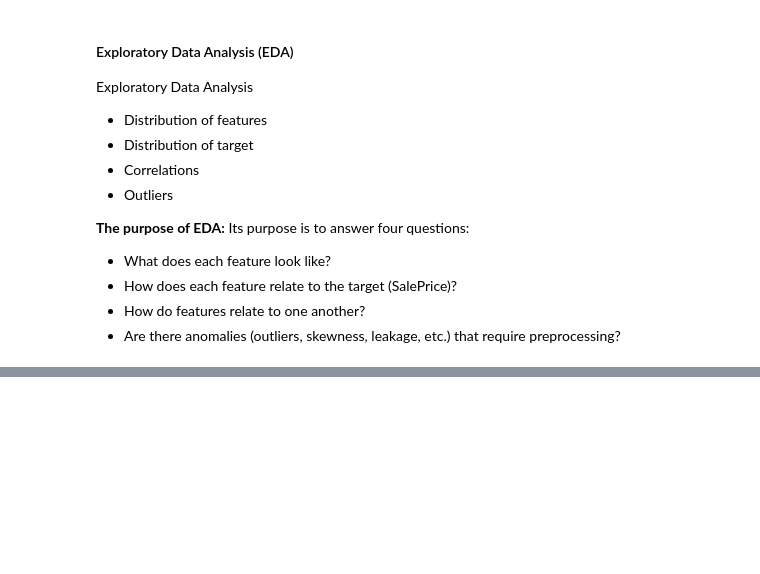
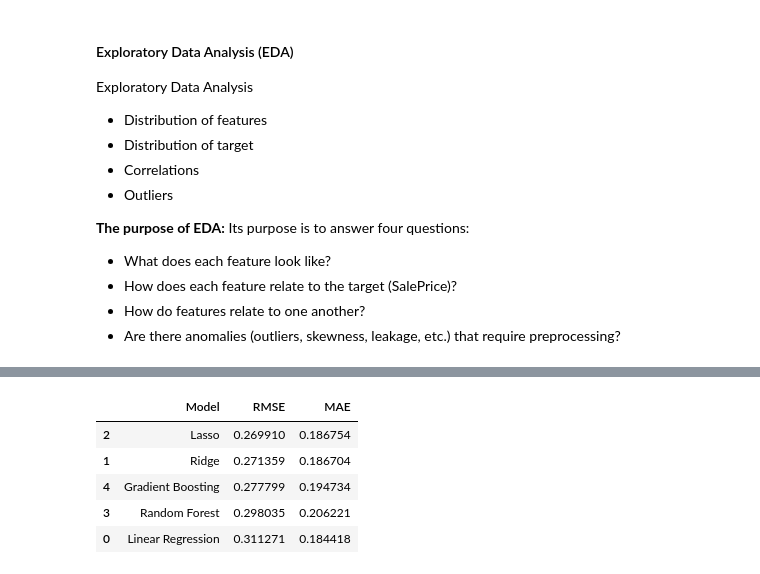
Before and after one commit to ifaixal/Housing_Price_Prediction, a Jupyter notebook: Python.ipynb, the cells around one changed output, grey strips where cells are left out. Drawn from its saved outputs; the diff is of its cells as text; code cells hidden in the pictures; blank space fills up the shorter version.

```diff
--- a/Python.ipynb
+++ b/Python.ipynb
@@ -179,0 +370,45 @@ plt.show()
+# %%
+X = df.drop(columns=['SalePrice'])
+y = df['SalePrice']
+
+X_train, X_test, y_train, y_test = train_test_split(X, y, test_size=0.2, random_state=42)
+# %%
+models = {
+    "Linear Regression": LinearRegression(),
+    "Ridge": Ridge(alpha=1.0),
+    "Lasso": Lasso(alpha=0.001),
+    "Random Forest": RandomForestRegressor(
+        n_estimators=100,
+        random_state=42
+    ),
+    "Gradient Boosting": GradientBoostingRegressor(
+        random_state=42
+    )
+}
+# %%
+results = []
+
+for name, model in models.items():
+
+    model.fit(X_train, y_train)
+
+    predictions = model.predict(X_test)
+
+    rmse = np.sqrt(mean_squared_error(y_test, predictions))
+    mae = mean_absolute_error(y_test, predictions)
+
+    results.append({
+        "Model": name,
+        "RMSE": rmse,
+        "MAE": mae
+    })
+
+results_df = pd.DataFrame(results)
+results_df.sort_values("RMSE")
+# %% [output]
+|  | Model | RMSE | MAE |
+| 2 | Lasso | 0.269910 | 0.186754 |
+| 1 | Ridge | 0.271359 | 0.186704 |
+| 4 | Gradient Boosting | 0.277799 | 0.194734 |
+| 3 | Random Forest | 0.298035 | 0.206221 |
+| 0 | Linear Regression | 0.311271 | 0.184418 |
```
Also changed, not shown: parts of 26 cells of this notebook, 1 other file.
